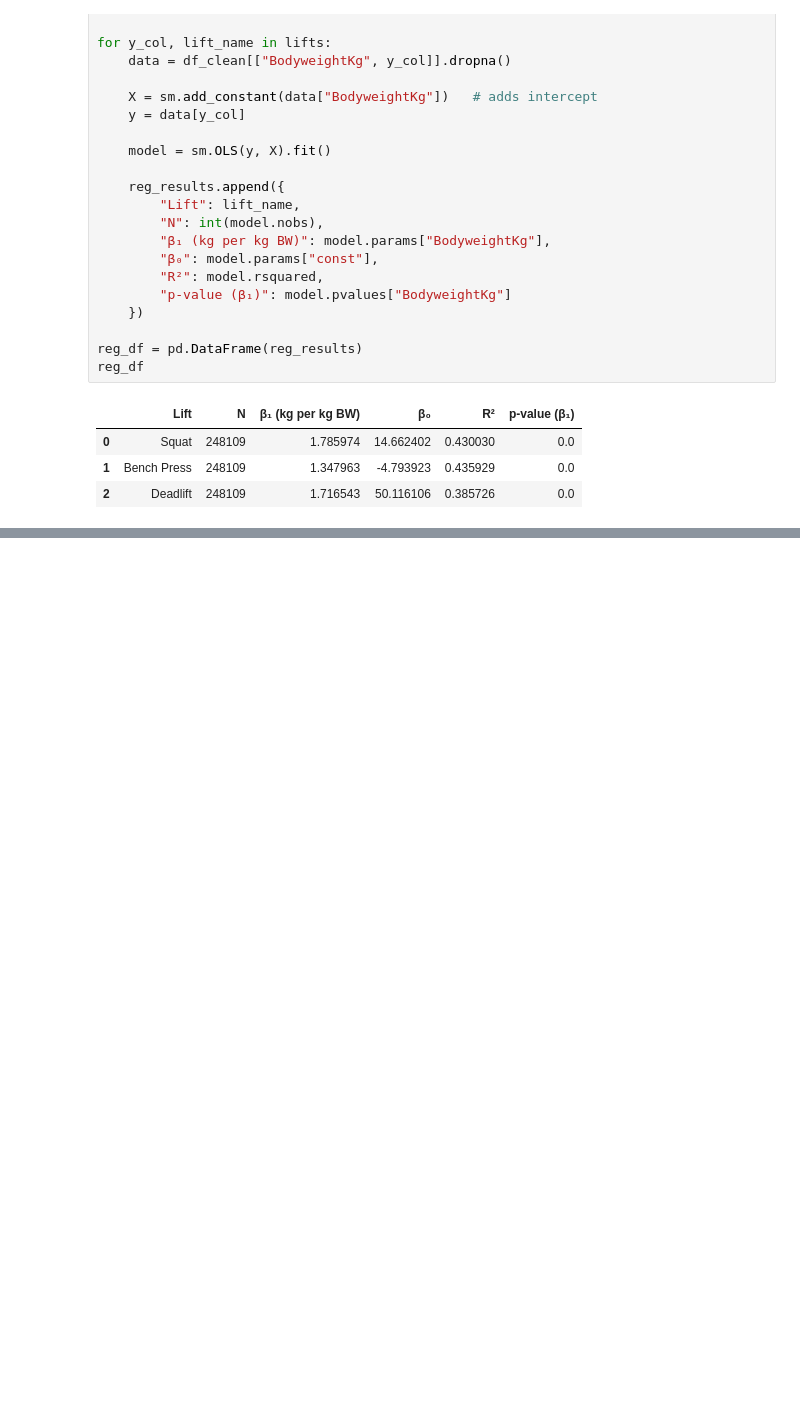
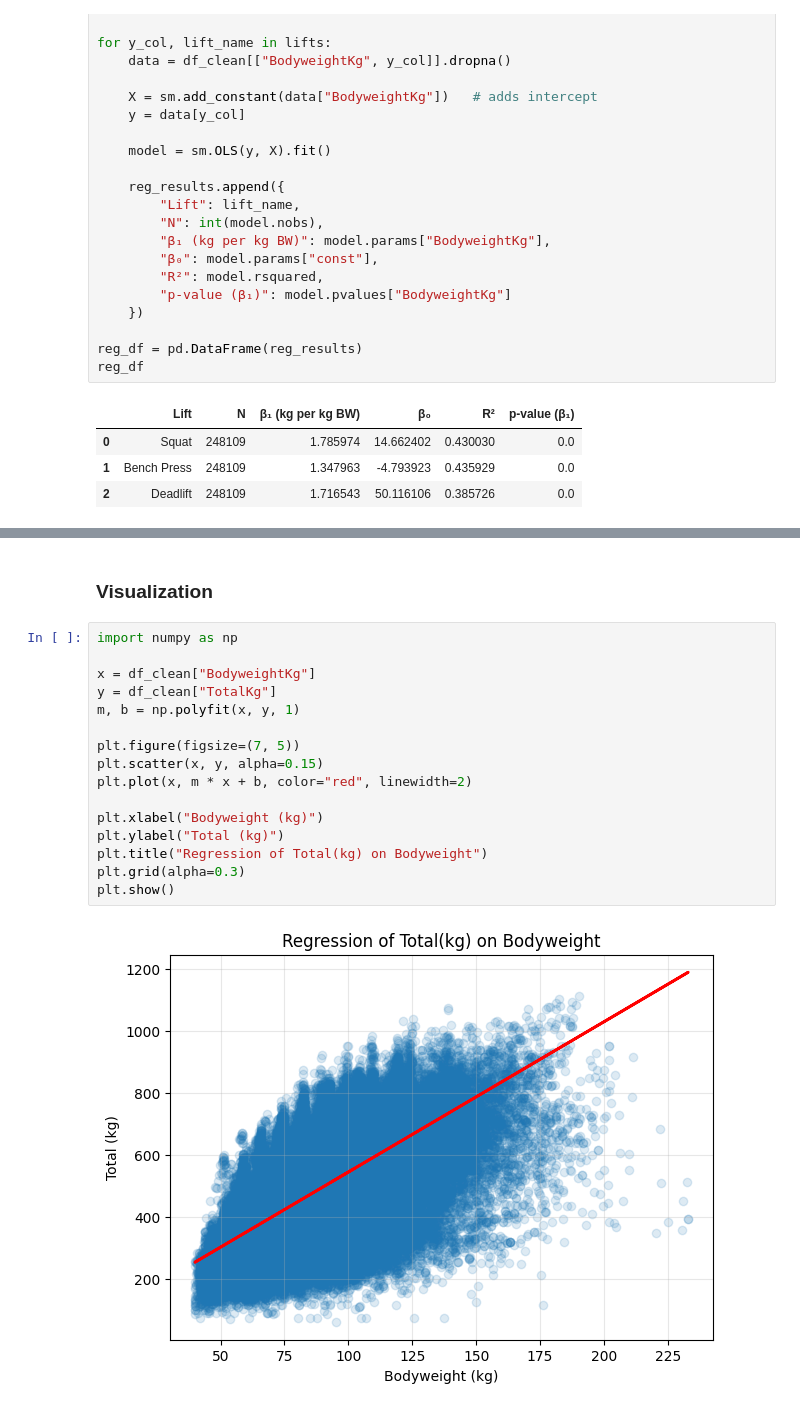
Before and after one commit to charles633-wcu/powerlifting-statistical-analysis, a Jupyter notebook: analysis.ipynb, the cells around one changed output, grey strips where cells are left out. Cells and saved outputs as stored; diff of their text form; blank space fills up the shorter version.

```diff
--- a/analysis.ipynb
+++ b/analysis.ipynb
@@ -770 +728,21 @@ models["Deadlift"] = run_diagnostics(df_clean, "Best3DeadliftKg", "Deadlift")
+# %% [markdown]
+### Visualization
+# %%
+import numpy as np
+
+x = df_clean["BodyweightKg"]
+y = df_clean["TotalKg"]
+m, b = np.polyfit(x, y, 1)
+
+plt.figure(figsize=(7, 5))
+plt.scatter(x, y, alpha=0.15)
+plt.plot(x, m * x + b, color="red", linewidth=2)
+
+plt.xlabel("Bodyweight (kg)")
+plt.ylabel("Total (kg)")
+plt.title("Regression of Total(kg) on Bodyweight")
+plt.grid(alpha=0.3)
+plt.show()
+# %% [output]
+[figure, added]
 # %% [markdown]
```
Also changed, not shown: parts of 41 cells of this notebook.
